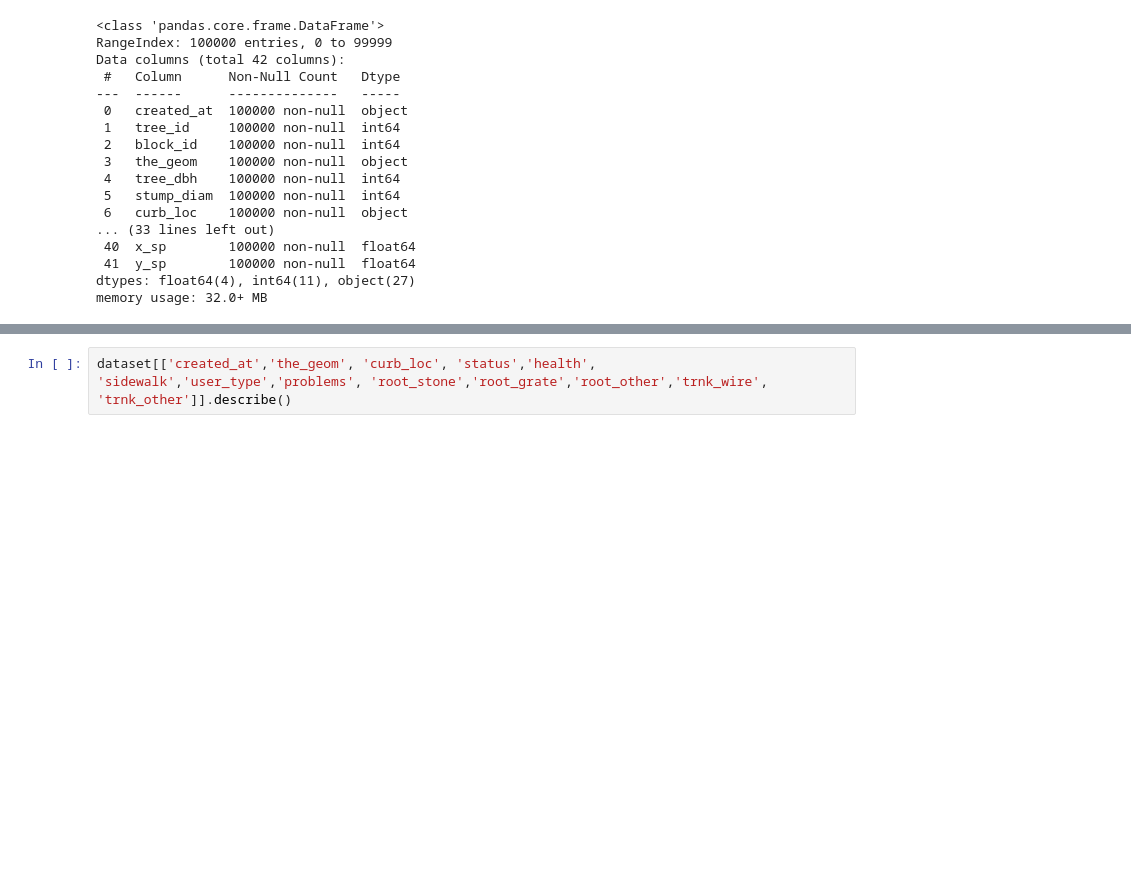
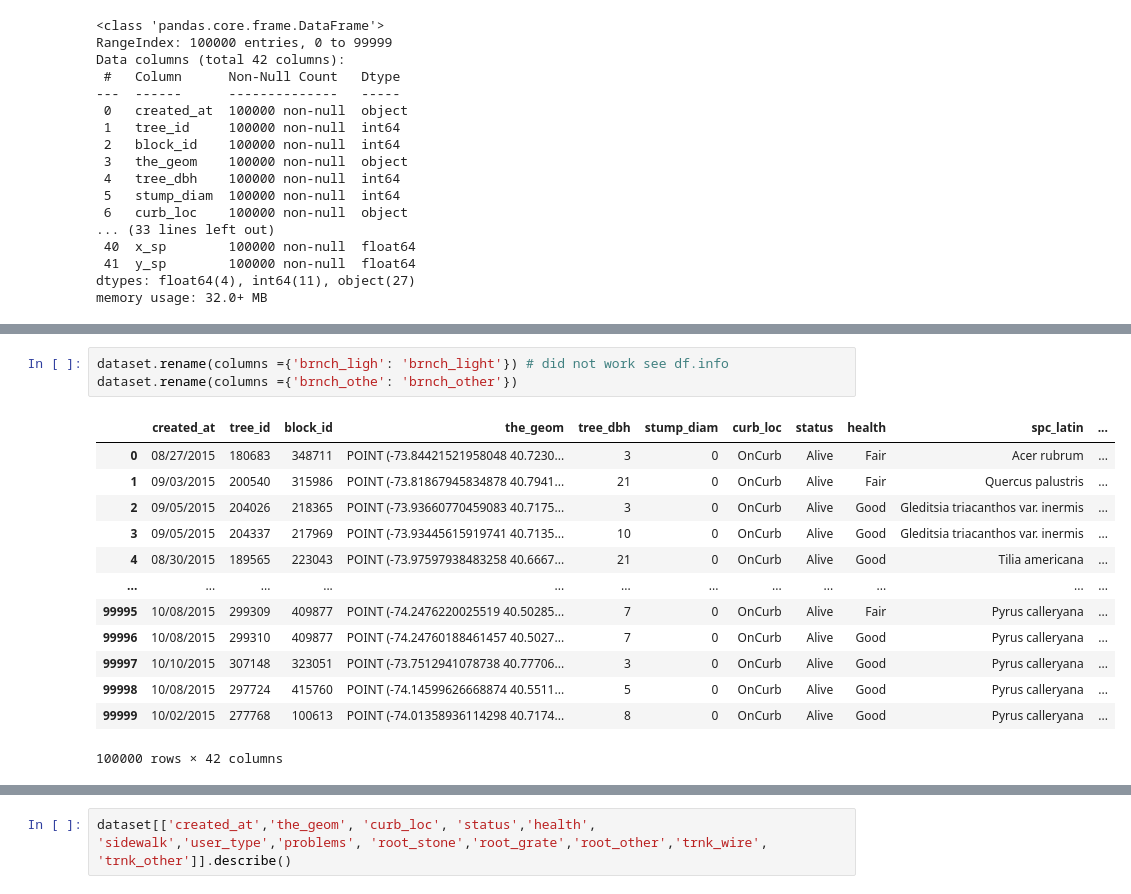
Before and after one commit to maryelo/NYC-Trees, a Jupyter notebook: NYC Trees/datac_cleaning.ipynb, the cells around one changed output, grey strips where cells are left out. Saved outputs shown, nothing was run; the diff lists cells and outputs as text; blank space fills up the shorter version.

```diff
--- a/NYC Trees/datac_cleaning.ipynb
+++ b/NYC Trees/datac_cleaning.ipynb
@@ -58,3 +58,20 @@ dataset.describe()
 | 50% | 235822.500000 | 305825.000000 | 10.000000 | 0.000000 | 11208.000000 | 314.000000 | 3.000000 | 26.000000 | 52.000000 | 22.00000 | ... |
 | 75% | 264692.250000 | 347898.500000 | 16.000000 | 0.000000 | 11356.000000 | 411.000000 | 4.000000 | 40.000000 | 67.000000 | 27.00000 | ... |
 | max | 318496.000000 | 516315.000000 | 425.000000 | 140.000000 | 11697.000000 | 503.000000 | 5.000000 | 51.000000 | 87.000000 | 36.00000 | ... |
+# %%
+dataset.rename(columns ={'brnch_ligh': 'brnch_light'}) # did not work see df.info
+dataset.rename(columns ={'brnch_othe': 'brnch_other'})
+# %% [output]
+|  | created_at | tree_id | block_id | the_geom | tree_dbh | stump_diam | curb_loc | status | health | spc_latin | ... |
+| 0 | 08/27/2015 | 180683 | 348711 | POINT (-73.84421521958048 40.7230... | 3 | 0 | OnCurb | Alive | Fair | Acer rubrum | ... |
+| 1 | 09/03/2015 | 200540 | 315986 | POINT (-73.81867945834878 40.7941... | 21 | 0 | OnCurb | Alive | Fair | Quercus palustris | ... |
+| 2 | 09/05/2015 | 204026 | 218365 | POINT (-73.93660770459083 40.7175... | 3 | 0 | OnCurb | Alive | Good | Gleditsia triacanthos var. inermis | ... |
+| 3 | 09/05/2015 | 204337 | 217969 | POINT (-73.93445615919741 40.7135... | 10 | 0 | OnCurb | Alive | Good | Gleditsia triacanthos var. inermis | ... |
+| 4 | 08/30/2015 | 189565 | 223043 | POINT (-73.97597938483258 40.6667... | 21 | 0 | OnCurb | Alive | Good | Tilia americana | ... |
+| ... | ... | ... | ... | ... | ... | ... | ... | ... | ... | ... | ... |
+| 99995 | 10/08/2015 | 299309 | 409877 | POINT (-74.2476220025519 40.50285... | 7 | 0 | OnCurb | Alive | Fair | Pyrus calleryana | ... |
+| 99996 | 10/08/2015 | 299310 | 409877 | POINT (-74.24760188461457 40.5027... | 7 | 0 | OnCurb | Alive | Good | Pyrus calleryana | ... |
+| 99997 | 10/10/2015 | 307148 | 323051 | POINT (-73.7512941078738 40.77706... | 3 | 0 | OnCurb | Alive | Good | Pyrus calleryana | ... |
+| 99998 | 10/08/2015 | 297724 | 415760 | POINT (-74.14599626668874 40.5511... | 5 | 0 | OnCurb | Alive | Good | Pyrus calleryana | ... |
+| 99999 | 10/02/2015 | 277768 | 100613 | POINT (-74.01358936114298 40.7174... | 8 | 0 | OnCurb | Alive | Good | Pyrus calleryana | ... |
+100000 rows × 42 columns
```
Also changed, not shown: parts of 28 cells of this notebook.
